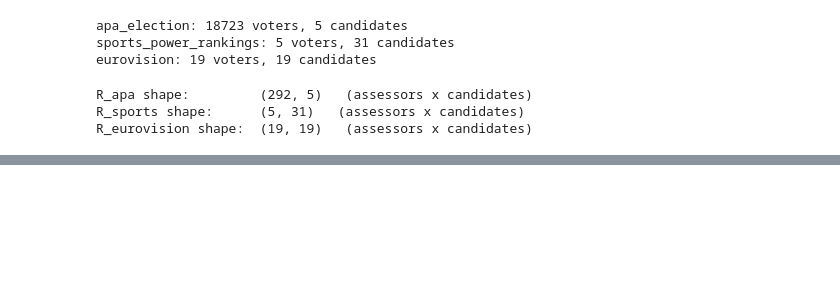
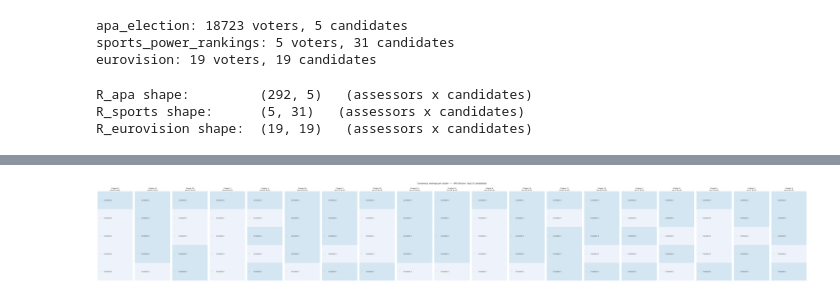
Before and after one commit to jonanord-gd/TiedBayesMallows, a Jupyter notebook: TestData.ipynb, the cells around one changed output, grey strips where cells are left out. Drawn from its saved outputs; the diff is of its cells as text; code cells hidden in the pictures; blank space fills up the shorter version.

```diff
--- a/TestData.ipynb
+++ b/TestData.ipynb
@@ -158,0 +396,100 @@ array([[0, 0, 1, 0, 0],
+# %%
+import matplotlib.pyplot as plt
+import numpy as np
+import pandas as pd
+
+TOP_K         = 15   # top rank positions shown per cluster
+MIN_VOTERS    = 5    # exclude clusters with fewer voters than this
+MIN_BLOCKS    = 2    # exclude clusters whose consensus has fewer blocks than this
+
+# ── Candidate names from instance ─────────────────────────────────────────────
+candidate_names = {}
+if hasattr(instance_apa, "alternatives_name"):
+    candidate_names = dict(instance_apa.alternatives_name)
+elif hasattr(instance_apa, "alternatives_names"):
+    candidate_names = dict(instance_apa.alternatives_names)
+
+# ── MAP cluster assignments ───────────────────────────────────────────────────
+z_map = np.array(map_result["z"], dtype=int)
+
+# ── Filter clusters ───────────────────────────────────────────────────────────
+def _n_blocks(c):
+    return len(map_result["clusters"][c]["blocks"])
+
+cluster_sizes_arr = np.array([(z_map == c).sum() for c in range(C)])
+
+cluster_order = [
+    c for c in np.argsort(-cluster_sizes_arr)
+    if cluster_sizes_arr[c] >= MIN_VOTERS
+    and _n_blocks(c) >= MIN_BLOCKS
+]
+
+if not cluster_order:
+    print("No clusters passed the filters — lower MIN_VOTERS or MIN_BLOCKS.")
+else:
+    # ── Extract top-K candidates from block structure ─────────────────────────
+    def top_k_from_blocks(blocks, k):
+        rows, pos = [], 1
+        for b_idx, block in enumerate(blocks):
+            for item_idx in block:
+                name = candidate_names.get(item_idx, f"Candidate {item_idx}")
+                rows.append((pos, b_idx, name))
+            pos += len(block)
+            if pos > k:
+                break
+        return [r for r in rows if r[0] <= k]
+
+    # ── Figure ────────────────────────────────────────────────────────────────
+    ncols    = len(cluster_order)
+    block_bg = ["#eef3fb", "#d4e6f2"]
+    cmap_cl  = plt.get_cmap("tab20" if ncols > 10 else "tab10", max(ncols, 1))
+
+    fig, axes = plt.subplots(
+        1, ncols,
+        figsize=(ncols * 2.6, TOP_K * 0.37 + 1.5),
+        squeeze=False,
+    )
+
+    for col, c in enumerate(cluster_order):
+        blocks   = map_result["clusters"][c]["blocks"]
+        top_rows = top_k_from_blocks(blocks, TOP_K)
+        total    = int(cluster_sizes_arr[c])
+        n_blk    = len(blocks)
+
+        ax_r = axes[0, col]
+        ax_r.set_xlim(0, 1)
+        ax_r.set_ylim(0, max(len(top_rows), 1))
+        ax_r.invert_yaxis()
+        ax_r.axis("off")
+        ax_r.set_title(
+            f"Cluster {c}\n(n={total}, K={n_blk})",
+            fontsize=8, pad=4,
+        )
+
+        prev_block, toggle = -1, 0
+        for row_i, (rank_pos, b_idx, name) in enumerate(top_rows):
+            if b_idx != prev_block:
+                toggle, prev_block = 1 - toggle, b_idx
+            ax_r.add_patch(plt.Rectangle(
+                (0, row_i), 1, 1, facecolor=block_bg[toggle], edgecolor="none", zorder=1,
+            ))
+            ax_r.text(0.05, row_i + 0.5, str(rank_pos),
+                      fontsize=6, va="center", ha="left", color="#aaaaaa", zorder=2)
+            short = name if len(name) <= 22 else name[:21] + "…"
+            ax_r.text(0.18, row_i + 0.5, short,
+                      fontsize=6.8, va="center", ha="left", color="#1a1a1a", zorder=2)
+
+    fig.suptitle(
+        f"Consensus rankings per cluster  —  APA Election  (top {TOP_K} candidates)",
+        fontsize=10, y=0.99,
+    )
+    fig.tight_layout()
+    plt.show()
+
+    print(
+        f"Showing {ncols} of {C} clusters  "
+        f"(filter: ≥{MIN_VOTERS} voters, ≥{MIN_BLOCKS} blocks)\n"
+        f"Excluded: {[c for c in range(C) if c not in cluster_order]}"
+    )
+# %% [output]
+[figure, added]
```
Also changed, not shown: parts of 11 cells of this notebook, 15 other files.
